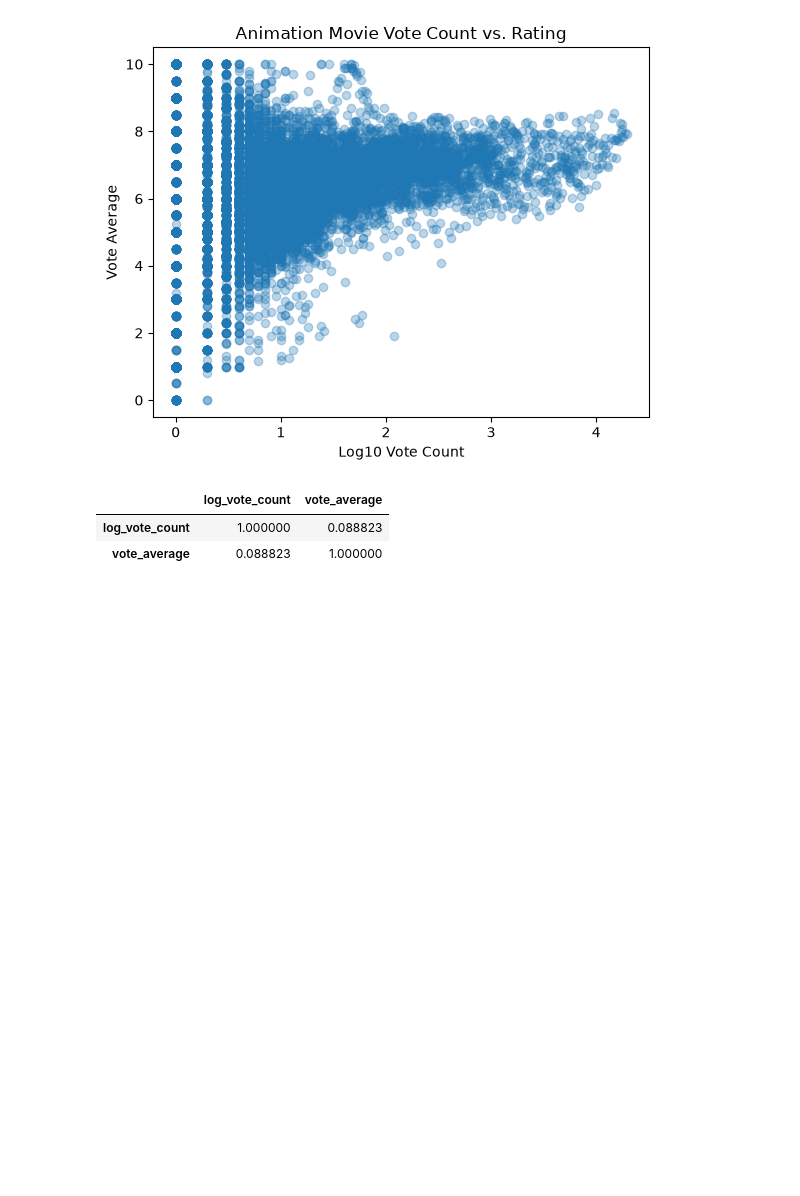
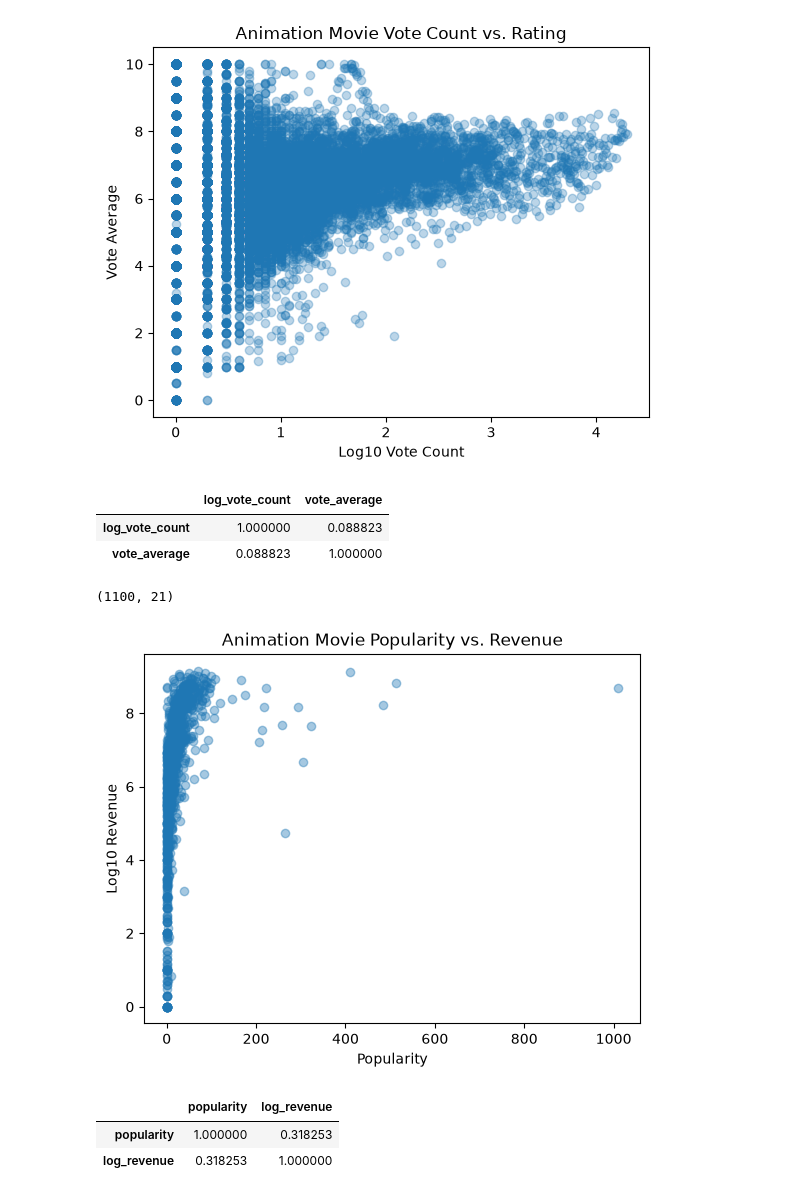
Before and after one commit to egarr831/EGarrison_ModC_Milestone1_Weeks1-6, a Jupyter notebook: Week1.ipynb, the cells around one changed output. Cells and saved outputs as stored; diff of their text form; code cells hidden in the pictures; blank space fills up the shorter version.

```diff
--- a/Week1.ipynb
+++ b/Week1.ipynb
@@ -1275,3 +1275,37 @@ ratings[["log_vote_count", "vote_average"]].corr()
 |  | log_vote_count | vote_average |
 | log_vote_count | 1.000000 | 0.088823 |
 | vote_average | 0.088823 | 1.000000 |
+# %%
+pop_revenue = df1_animation.dropna(
+    subset=["revenue"]
+).copy()
+
+pop_revenue.shape
+# %% [output]
+(1100, 21)
+# %%
+pop_revenue["log_revenue"] = np.log10(
+    pop_revenue["revenue"]
+)
+# %%
+plt.scatter(
+    pop_revenue["popularity"],
+    pop_revenue["log_revenue"],
+    alpha=0.4
+)
+
+plt.xlabel("Popularity")
+plt.ylabel("Log10 Revenue")
+plt.title("Animation Movie Popularity vs. Revenue")
+
+plt.show()
+# %% [output]
+[figure, added]
+# %%
+pop_revenue[
+    ["popularity", "log_revenue"]
+].corr()
+# %% [output]
+|  | popularity | log_revenue |
+| popularity | 1.000000 | 0.318253 |
+| log_revenue | 0.318253 | 1.000000 |
```
